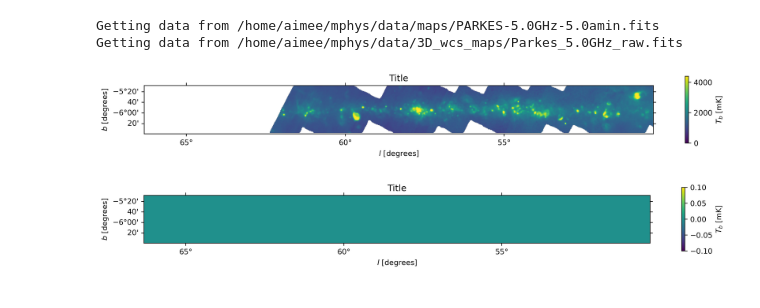
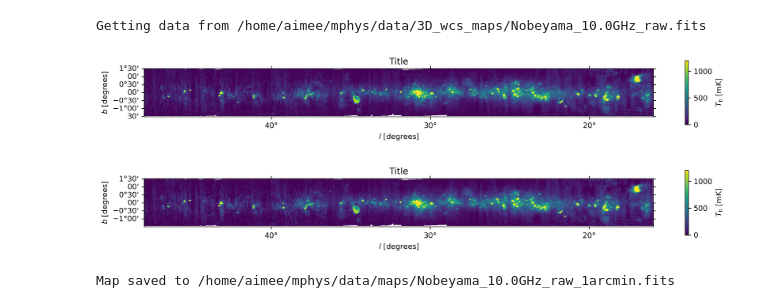
Before and after one commit to gahoerning/comap_mphys_2526, a Jupyter notebook: aw_notebooks/fix_3d_wcs.ipynb, the cells around one changed output. Cells and saved outputs as stored; diff of their text form; code cells hidden in the pictures.

```diff
--- a/aw_notebooks/fix_3d_wcs.ipynb
+++ b/aw_notebooks/fix_3d_wcs.ipynb
@@ -42,13 +44,7 @@ def get_map(path):
     header = fits_file[0].header
     wcs = WCS(header)
 
-    try: # COMAP
-        noise = fits_file[3].data
-    except: # if no original data, returns array of nans w/ same shape as data
-        noise = np.zeros_like(data)
-        # noise.fill(np.nan)
-
-    return data, noise, header, wcs
+    return data, header, wcs
 # %%
 def plot_fits(fits_data, projection, x_coords=[], y_coords=[], title='Title', save_figs=SAVE_FIGS):
 
@@ -81,0 +104,8 @@ def plot_fits(fits_data, projection, x_coords=[], y_coords=[], title='Title', sa
+# %%
+def save_fits(data, header, savepath):
+    hdu = fits.PrimaryHDU(data=data, header=header)
+    # hdu.header['BUNIT'] = 'Jy/sr'
+    hdu.header['NAXIS1'] = data.shape[1]
+    hdu.header['NAXIS2'] = data.shape[0]
+    hdu.writeto(savepath, overwrite=True)
+    print(f'Map saved to {savepath}')
@@ -82,35 +149,31 @@ def plot_fits(fits_data, projection, x_coords=[], y_coords=[], title='Title', sa
 # %%
 # --- MAIN CODE ---
 
-# ATTEMPT 1 - remove extra axis (messes up rest of wcs, including coordinate conversions?) - NO, coordinates wrong
+# map_name = "Parkes_5.0GHz_raw.fits"
+# map_name = 'Effelsberg_2.7272GHz_raw.fits'
+map_name = "Nobeyama_10.0GHz_raw.fits"
 
-# map_name = "Parkes_5.0GHz_raw.fits"
-# map_path = f'{MAPS_DIR}/{map_name}'
+map_path = f'{MAPS_DIR}/{map_name}'
+data, header, wcs = get_map(map_path)
+data, header, wcs = make_2d(data, header, wcs)
+plot_fits(data, wcs)
+# save_fits(data, header, savepath= f'{MAPS_SAVEDIR}/{map_name.replace(".fits", "")}_2d.fits')
 
-# data, noise, header, wcs = get_map(map_path)
+target_step = 1/60 # 1 arcmin
+step = wcs.wcs.cdelt[1]
+factor = step / target_step
+shape = data.shape
+shape_out = (shape[0]*factor, shape[1]*factor)
+# print(factor)
+# print(shape)
+# print(shape_out)
+data_reprojected, new_wcs, new_header = reproject_data(data, wcs, shape_out, step)
 
-# wcs_2d = wcs.sub([0, 1])
+plot_fits(data_reprojected, new_wcs)
 
-# data_2d = data[0, :, :]  # Select the first frequency slice
-# noise_2d = noise[0, :, :]
-
-# plot_fits(data_2d, wcs_2d)
-# plot_fits(noise_2d, wcs_2d)
-
-# # ATTEMPT 2 - get wcs from TJ Rennie's maps, get data from raw maps - NO, same issue as above
-# map_path_rennie = f'{MAPS_SAVEDIR}/PARKES-5.0GHz-5.0amin.fits'
-# map_path_raw = f'{MAPS_DIR}/Parkes_5.0GHz_raw.fits'
-# _, _, header, wcs = get_map(map_path_rennie)
-# data, noise, _, _ = get_map(map_path_raw)
-# data = data[0, :, :]
-# noise = noise[0, :, :]
-
-# plot_fits(data, wcs)
-# plot_fits(noise, wcs)
-
-# ATTEMPT 3 - Astropy reproject (oversample factor 2) then rebin (factor 2)
+save_fits(data, header, savepath= f'{MAPS_SAVEDIR}/{map_name.replace(".fits", "")}_1arcmin.fits')
 # %% [output]
-Getting data from /home/aimee/mphys/data/maps/PARKES-5.0GHz-5.0amin.fits
-Getting data from /home/aimee/mphys/data/3D_wcs_maps/Parkes_5.0GHz_raw.fits
+Getting data from /home/aimee/mphys/data/3D_wcs_maps/Nobeyama_10.0GHz_raw.fits
-[figure, old version]
+[figure, new version]
-[figure, old version]
+[figure, new version]
+Map saved to /home/aimee/mphys/data/maps/Nobeyama_10.0GHz_raw_1arcmin.fits
```
Also changed, not shown: parts of 3 cells of this notebook, 3 other files.
